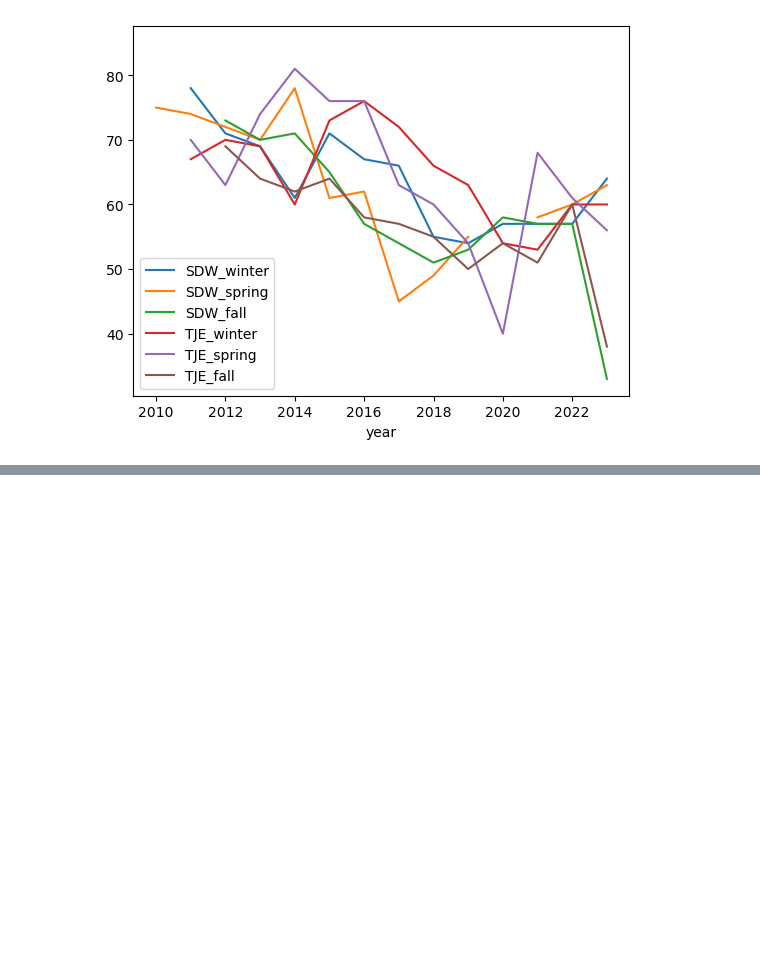
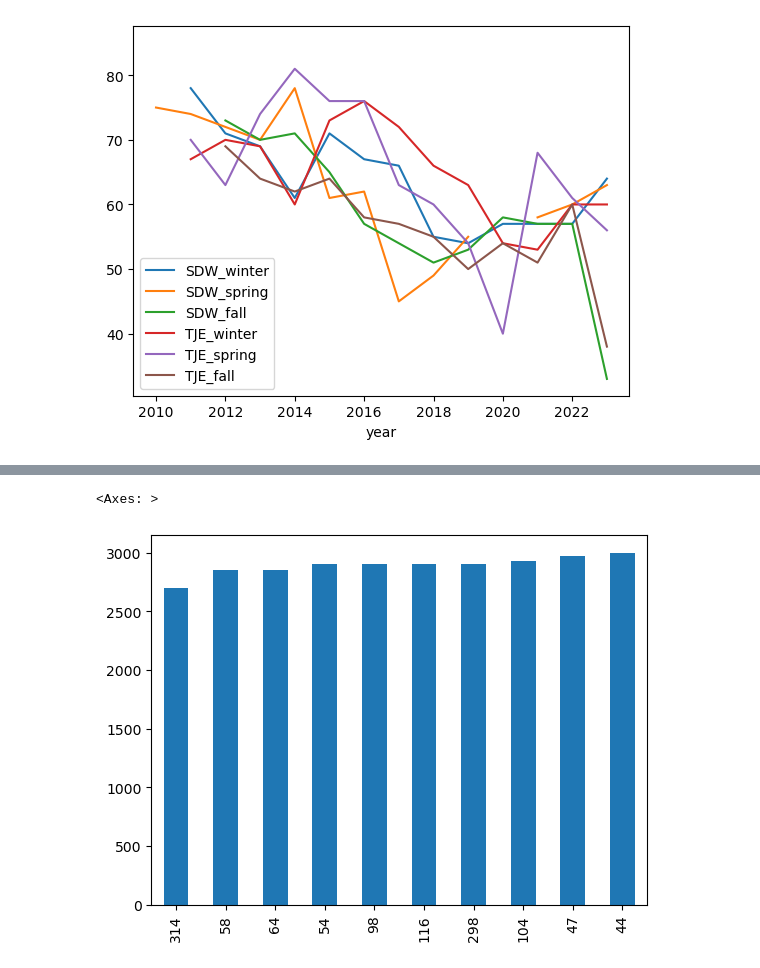
Before and after one commit to eowen19/eds220-in-class, a Jupyter notebook: week-1-basic-plotting.ipynb, the cells around one changed output, grey strips where cells are left out. Cells and saved outputs as stored; diff of their text form; code cells hidden in the pictures; blank space fills up the shorter version.

```diff
--- a/week2-basic-plotting.ipynb
+++ b/week-1-basic-plotting.ipynb
@@ -116,0 +251,3 @@ subset_df.plot()
+# %%
+smallest = penguins['body_mass_g'].nsmallest(10)
+smallest
@@ -116,0 +266,5 @@ subset_df.plot()
+# %%
+smallest.plot(kind='bar')
+# %% [output]
+<Axes: >
+[figure, added]
```
Also changed, not shown: parts of 20 cells of this notebook.
